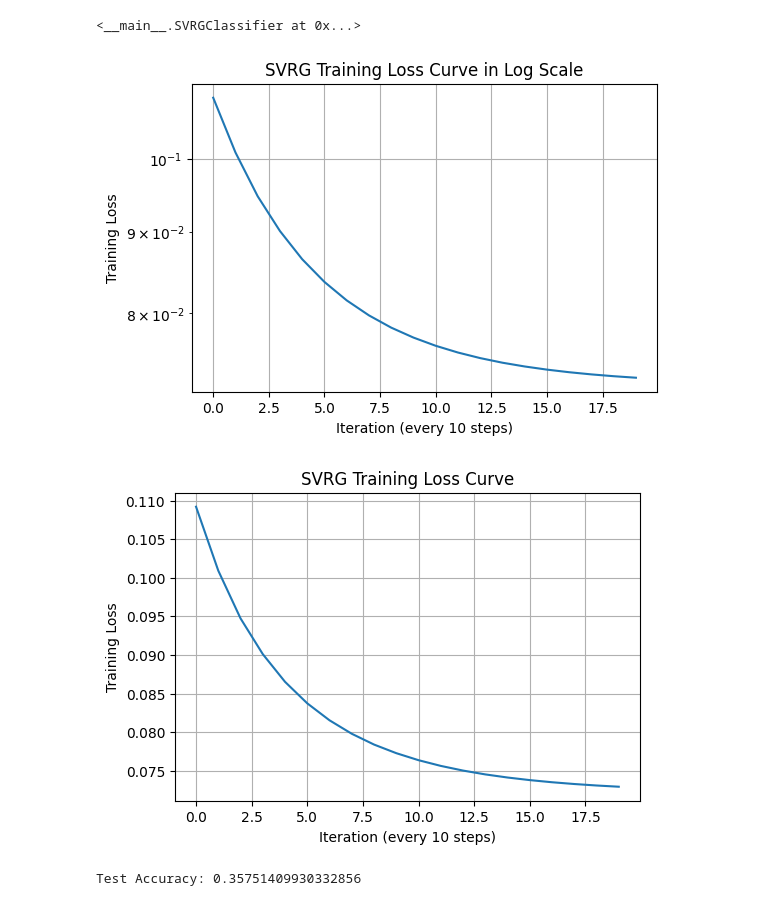
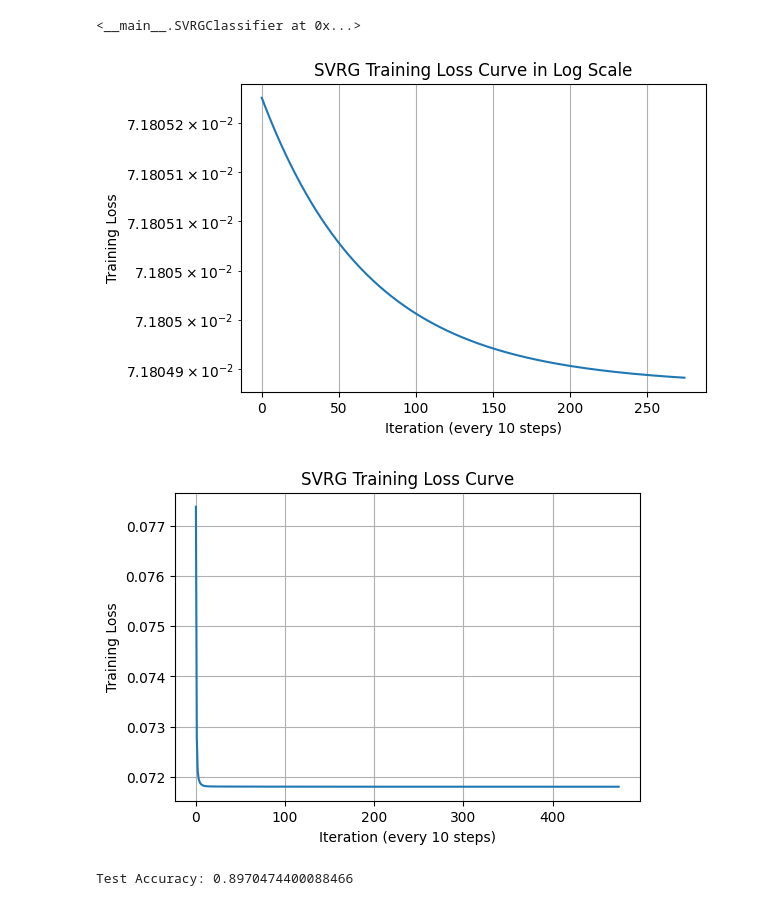
Before and after one commit to boraykasap/incremental-learning-algos, a Jupyter notebook: SVRG.ipynb, the cells around one changed output. Saved outputs shown, nothing was run; the diff lists cells and outputs as text; code cells hidden in the pictures.

```diff
--- a/SVRG.ipynb
+++ b/SVRG.ipynb
@@ -5,8 +6,6 @@ from sklearn.metrics import accuracy_score
 # %%
-import numpy as np
-
 class SVRGClassifier:
-    def __init__(self, loss="log", lr=0.01, max_outer=20, m_inner=1000, tol=1e-5, verbose=0):
+    def __init__(self, loss="log", lr=0.001, max_outer=10000, m_inner=1000, tol=1e-10, verbose=0, lam=1e-3):
         self.loss = loss
         self.lr = lr
         self.max_outer = max_outer
@@ -16,36 +15,45 @@ class SVRGClassifier:
         self.w = None
         self.bias = 0
         self.losses_ = []
+        self.lam = lam
 
     def _compute_loss(self, X, y):
         pred = X @ self.w + self.bias
         if self.loss == "log":
             z = y * pred
-            return np.mean(np.log(1 + np.exp(-z)))
+            return np.mean(np.log(1 + np.exp(-z))) + 0.5 * self.lam * np.sum(self.w**2)
         else:
-            return np.mean((y - pred) ** 2)
+            return np.mean((y - pred) ** 2) + 0.5 * self.lam * np.sum(self.w**2)
 
     def _grad_sample_params(self, xi, yi, w, b):
         pred = xi @ w + b
+        z = yi * pred
+
         if self.loss == "log":
-            z = yi * pred
             coeff = -yi / (1 + np.exp(z))
+            grad_w = coeff * xi + self.lam * w
+            grad_b = coeff
         else:
             coeff = pred - yi
-        return coeff * xi, coeff
+            grad_w = coeff * xi + self.lam * w
+            grad_b = coeff
+
+        return grad_w, grad_b
+
 
     def _full_grad(self, X, y):
         pred = X @ self.w + self.bias
+        z = y * pred
 
         if self.loss == "log":
-            z = y * pred
-            coeff = -y / (1 + np.exp(z))   # shape (n,)
+            coeff = -y / (1 + np.exp(z))
         else:
-            coeff = pred - y               # shape (n,)
+            coeff = pred - y
 
-        grad_w = X.T @ coeff / len(X)
+        grad_w = X.T @ coeff / len(X) + self.lam * self.w
         grad_b = np.mean(coeff)
         return grad_w, grad_b
+
 
     def fit(self, X, y):
         n_samples, n_features = X.shape
@@ -104,7 +112,11 @@ class SVRGClassifier:
 
 
     def predict(self, X):
-        return (X @ self.w + self.bias >= 0).astype(int)
+        if self.loss == "squared":
+            return (X @ self.w + self.bias >= 0.5).astype(int)
+        else:
+            sign_pred = np.where(X @ self.w + self.bias >= 0, 1, -1)
+            return ((sign_pred + 1) // 2).astype(int)
 # %%
 import pandas as pd
 from sklearn.preprocessing import StandardScaler
@@ -128,21 +140,21 @@ X_train, X_test, y_train, y_test = train_test_split(
     X, y.values.ravel(), test_size=0.2, random_state=42
 )
 # %%
-classifier = SVRGClassifier(loss="squared", lr=1e-4, verbose=0)
+classifier = SVRGClassifier(loss="squared", lr= 1e-3, lam=2 * 1e-4, verbose=0)
 classifier.fit(X_train, y_train)
 # %% [output]
 <__main__.SVRGClassifier at 0x...>
 # %%
 plt.figure(figsize=(6,4))
-plt.plot(classifier.losses_)
+plt.plot(classifier.losses_[200:])
 plt.xlabel("Iteration (every 10 steps)")
 plt.ylabel("Training Loss")
 plt.title("SVRG Training Loss Curve in Log Scale")
 plt.yscale('log')
 plt.grid(True)
 plt.show()
 # %% [output]
-[figure, old version]
+[figure, new version]
 # %%
 plt.figure(figsize=(6,4))
 plt.plot(classifier.losses_)
@@ -153,13 +165,13 @@ plt.title("SVRG Training Loss Curve")
 plt.grid(True)
 plt.show()
 # %% [output]
-[figure, old version]
+[figure, new version]
 # %%
 y_pred = classifier.predict(X_test)
 accuracy = accuracy_score(y_test, y_pred)
 print("Test Accuracy:", accuracy)
 # %% [output]
-Test Accuracy: 0.35751409930332856
+Test Accuracy: 0.8970474400088466
 # %%
 test_loss = classifier._compute_loss(X_test, y_test)
 print("Test Loss:", test_loss)
```
Also changed, not shown: parts of 6 cells of this notebook, 2 other files.
